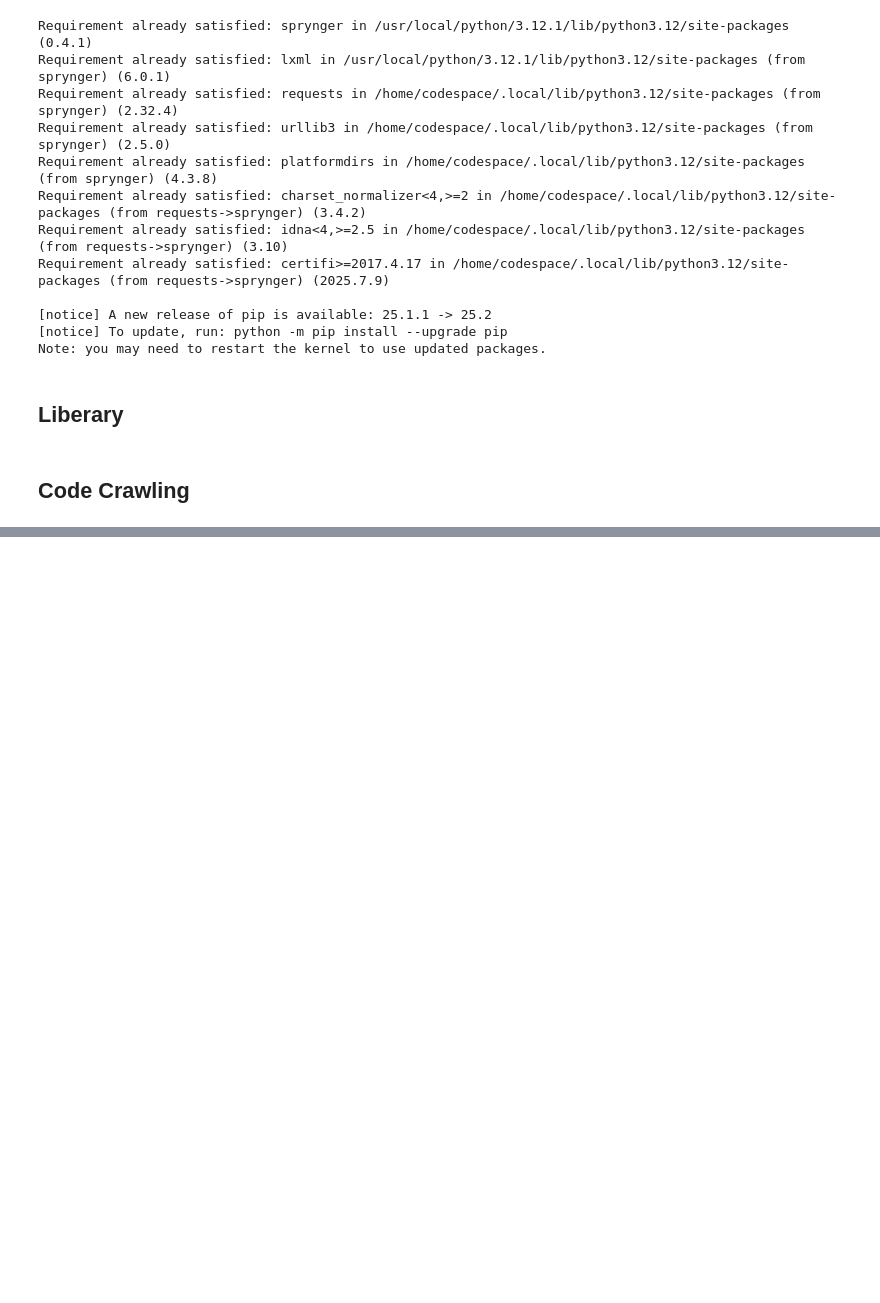
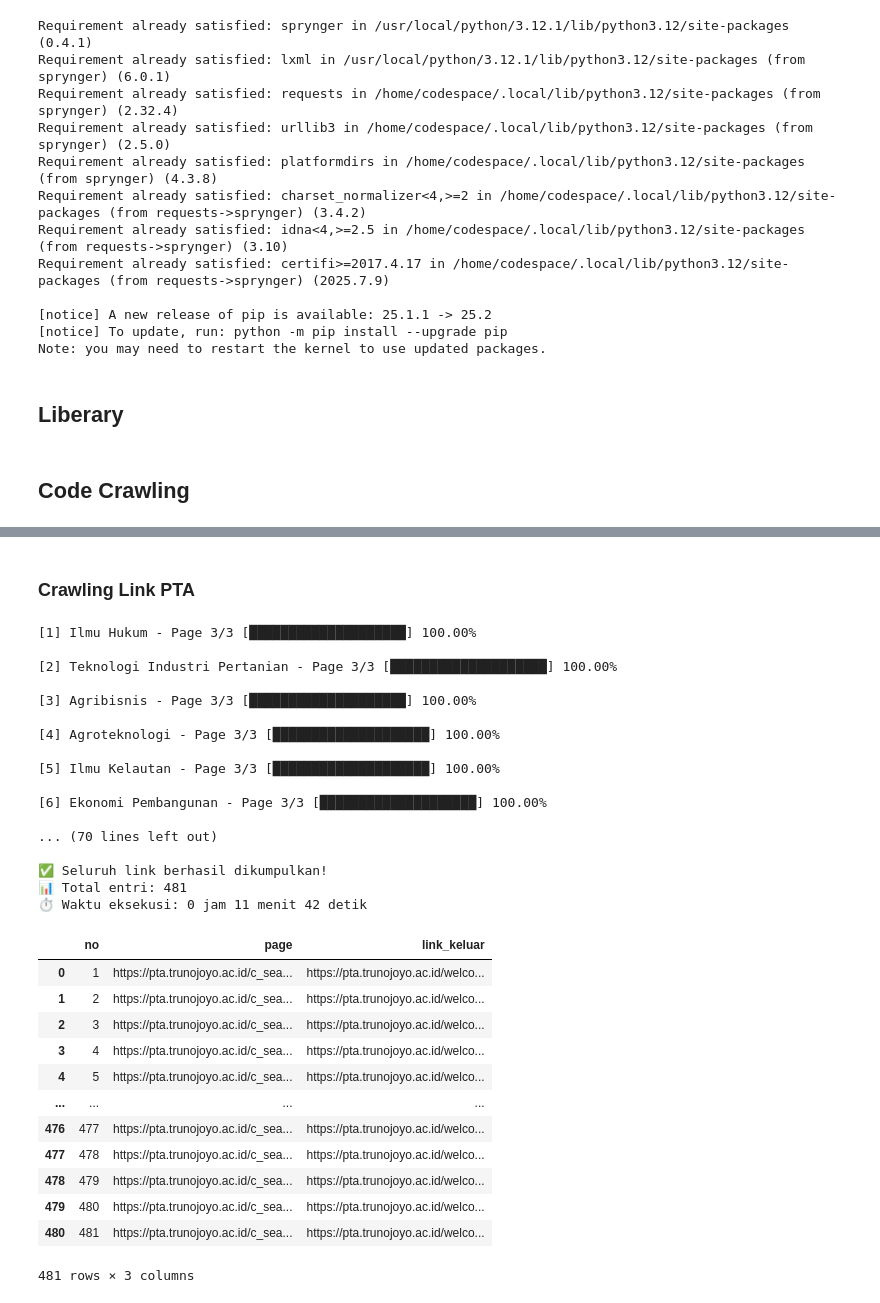
Before and after one commit to andre22-028/PPW, a Jupyter notebook: _sources/crawling.ipynb, the cells around one changed output, grey strips where cells are left out. Drawn from its saved outputs; the diff is of its cells as text; code cells hidden in the pictures; blank space fills up the shorter version.

```diff
--- a/_sources/crawling.ipynb
+++ b/_sources/crawling.ipynb
@@ -94,0 +395,2 @@ print("✅ Semua hasil sudah disimpan ke crawlinghasil.csv")
+# %% [markdown]
+### Crawling Link PTA
@@ -94,0 +462,33 @@ print("✅ Semua hasil sudah disimpan ke crawlinghasil.csv")
+# %%
+pta_links()
+# %% [output]
+[1] Ilmu Hukum - Page 3/3 [████████████████████] 100.00%
+
+[2] Teknologi Industri Pertanian - Page 3/3 [████████████████████] 100.00%
+
+[3] Agribisnis - Page 3/3 [████████████████████] 100.00%
+
+[4] Agroteknologi - Page 3/3 [████████████████████] 100.00%
+
+[5] Ilmu Kelautan - Page 3/3 [████████████████████] 100.00%
+
+[6] Ekonomi Pembangunan - Page 3/3 [████████████████████] 100.00%
+
+... (70 lines left out)
+
+✅ Seluruh link berhasil dikumpulkan!
+📊 Total entri: 481
+⏱️ Waktu eksekusi: 0 jam 11 menit 42 detik
+|  | no | page | link_keluar |
+| 0 | 1 | https://pta.trunojoyo.ac.id/c_sea... | https://pta.trunojoyo.ac.id/welco... |
+| 1 | 2 | https://pta.trunojoyo.ac.id/c_sea... | https://pta.trunojoyo.ac.id/welco... |
+| 2 | 3 | https://pta.trunojoyo.ac.id/c_sea... | https://pta.trunojoyo.ac.id/welco... |
+| 3 | 4 | https://pta.trunojoyo.ac.id/c_sea... | https://pta.trunojoyo.ac.id/welco... |
+| 4 | 5 | https://pta.trunojoyo.ac.id/c_sea... | https://pta.trunojoyo.ac.id/welco... |
+| ... | ... | ... | ... |
+| 476 | 477 | https://pta.trunojoyo.ac.id/c_sea... | https://pta.trunojoyo.ac.id/welco... |
+| 477 | 478 | https://pta.trunojoyo.ac.id/c_sea... | https://pta.trunojoyo.ac.id/welco... |
+| 478 | 479 | https://pta.trunojoyo.ac.id/c_sea... | https://pta.trunojoyo.ac.id/welco... |
+| 479 | 480 | https://pta.trunojoyo.ac.id/c_sea... | https://pta.trunojoyo.ac.id/welco... |
+| 480 | 481 | https://pta.trunojoyo.ac.id/c_sea... | https://pta.trunojoyo.ac.id/welco... |
+481 rows × 3 columns
```
Also changed, not shown: parts of 26 cells of this notebook, 3 other files.
